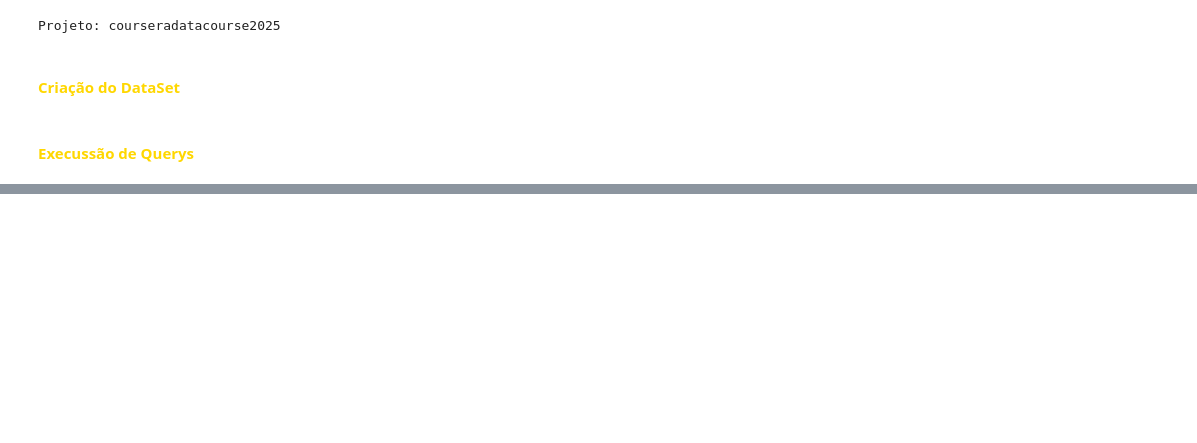
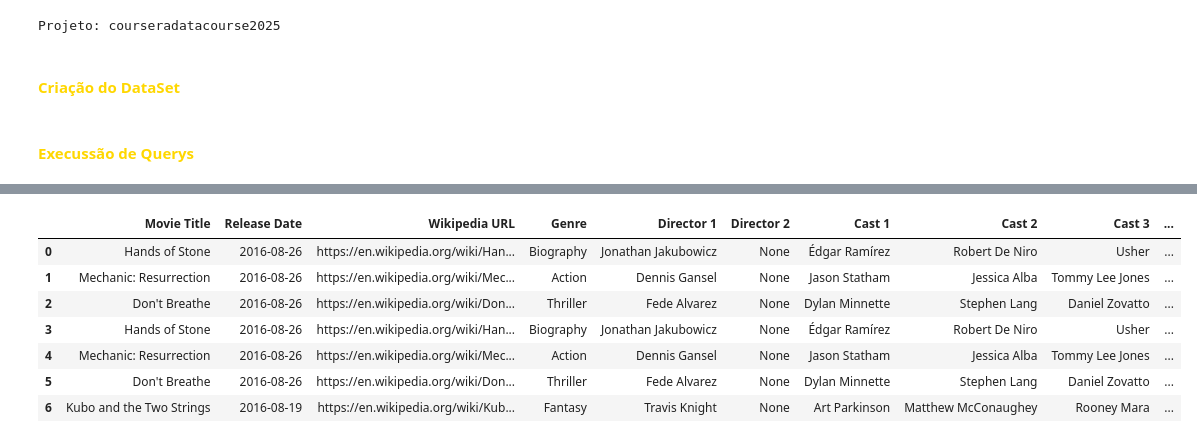
Before and after one commit to fabiano-sr/Google-Data_Analytics_Professional_Certificate, a Jupyter notebook: Course_05-BigQuery_Analysis.ipynb, the cells around one changed output, grey strips where cells are left out. Saved outputs shown, nothing was run; the diff lists cells and outputs as text; code cells hidden in the pictures; blank space fills up the shorter version.

```diff
--- a/Course_05-BigQuery_Analysis.ipynb
+++ b/Course_05-BigQuery_Analysis.ipynb
@@ -73 +100,20 @@ client.query(f'''
+# %%
+client.query(f'''
+    SELECT
+        *
+    FROM
+        {movies}
+    ORDER BY
+        `Release Date` DESC
+    LIMIT 7
+''').to_dataframe()
+# %% [output]
+|  | Movie Title | Release Date | Wikipedia URL | Genre | Director 1 | Director 2 | Cast 1 | Cast 2 | Cast 3 | ... |
+| 0 | Hands of Stone | 2016-08-26 | https://en.wikipedia.org/wiki/Han... | Biography | Jonathan Jakubowicz | None | Édgar Ramírez | Robert De Niro | Usher | ... |
+| 1 | Mechanic: Resurrection | 2016-08-26 | https://en.wikipedia.org/wiki/Mec... | Action | Dennis Gansel | None | Jason Statham | Jessica Alba | Tommy Lee Jones | ... |
+| 2 | Don't Breathe | 2016-08-26 | https://en.wikipedia.org/wiki/Don... | Thriller | Fede Alvarez | None | Dylan Minnette | Stephen Lang | Daniel Zovatto | ... |
+| 3 | Hands of Stone | 2016-08-26 | https://en.wikipedia.org/wiki/Han... | Biography | Jonathan Jakubowicz | None | Édgar Ramírez | Robert De Niro | Usher | ... |
+| 4 | Mechanic: Resurrection | 2016-08-26 | https://en.wikipedia.org/wiki/Mec... | Action | Dennis Gansel | None | Jason Statham | Jessica Alba | Tommy Lee Jones | ... |
+| 5 | Don't Breathe | 2016-08-26 | https://en.wikipedia.org/wiki/Don... | Thriller | Fede Alvarez | None | Dylan Minnette | Stephen Lang | Daniel Zovatto | ... |
+| 6 | Kubo and the Two Strings | 2016-08-19 | https://en.wikipedia.org/wiki/Kub... | Fantasy | Travis Knight | None | Art Parkinson | Matthew McConaughey | Rooney Mara | ... |
 # %%
```
Also changed, not shown: parts of 30 cells of this notebook, 7 other files.
